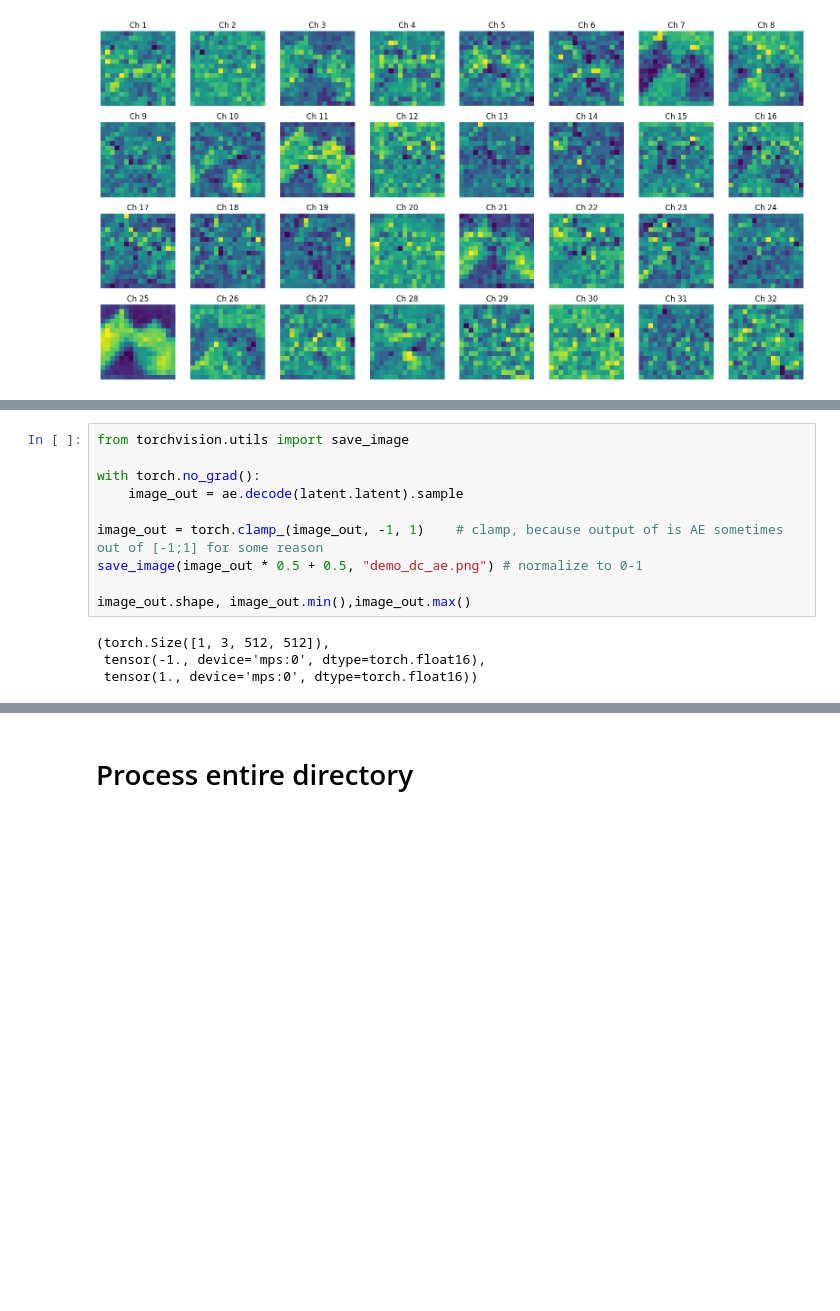
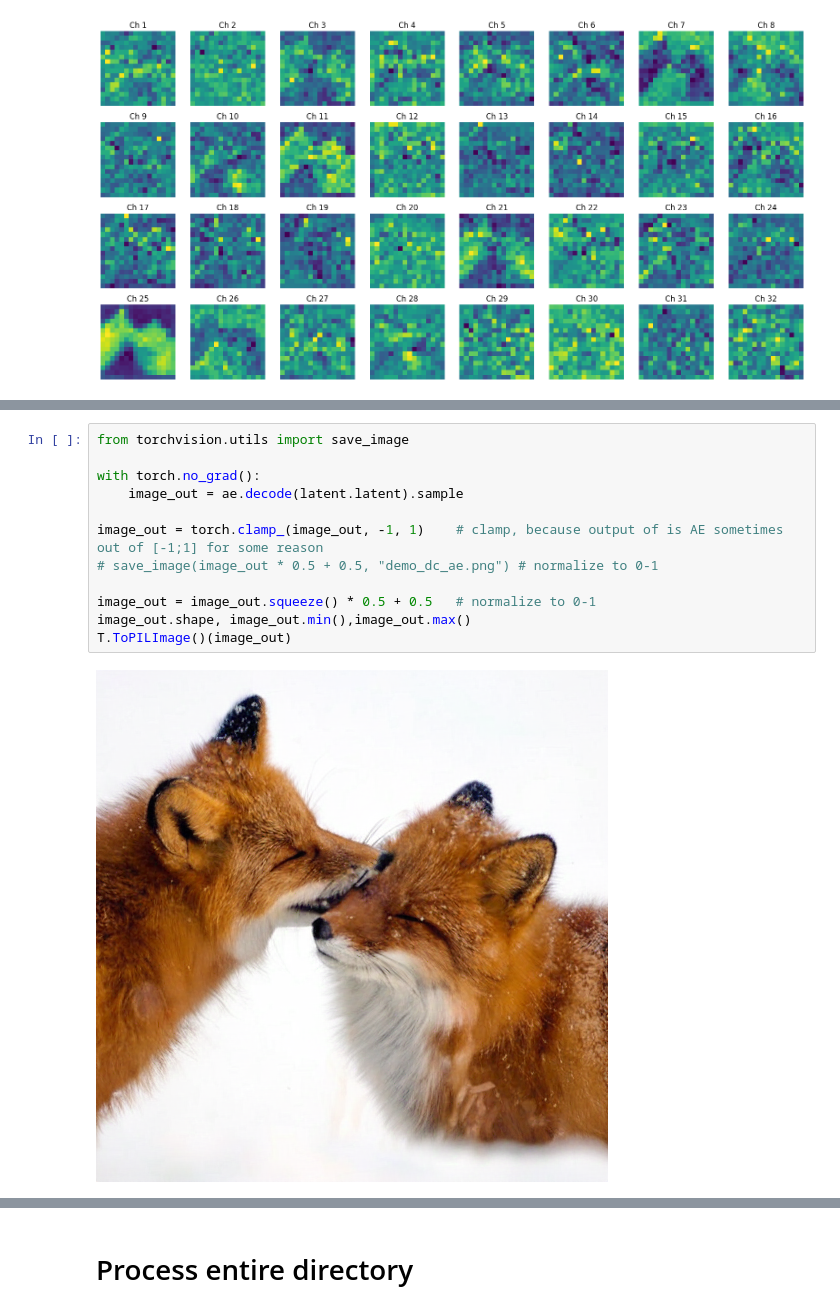
Before and after one commit to geronimi73/3090_shorts, a Jupyter notebook: NVIDIA-DC-AE-mps.ipynb, the cells around one changed output, grey strips where cells are left out. Drawn from its saved outputs; the diff is of its cells as text; blank space fills up the shorter version.

```diff
--- a/NVIDIA-DC-AE-mps.ipynb
+++ b/NVIDIA-DC-AE-mps.ipynb
@@ -104,17 +125,17 @@ for i, ax in enumerate(axes.flat):
 # %%
 from torchvision.utils import save_image
 
 with torch.no_grad():
     image_out = ae.decode(latent.latent).sample
 
 image_out = torch.clamp_(image_out, -1, 1)    # clamp, because output of is AE sometimes out of [-1;1] for some reason
-save_image(image_out * 0.5 + 0.5, "demo_dc_ae.png") # normalize to 0-1
+# save_image(image_out * 0.5 + 0.5, "demo_dc_ae.png") # normalize to 0-1
 
+image_out = image_out.squeeze() * 0.5 + 0.5   # normalize to 0-1
 image_out.shape, image_out.min(),image_out.max()
+T.ToPILImage()(image_out)
 # %% [output]
-(torch.Size([1, 3, 512, 512]),
- tensor(-1., device='mps:0', dtype=torch.float16),
- tensor(1., device='mps:0', dtype=torch.float16))
+[figure, added]
 # %%
 image_out = image_out.squeeze() * 0.5 + 0.5   # normalize to 0-1
 image_out.shape, image_out.min(),image_out.max()
```
Also changed, not shown: parts of 8 cells of this notebook.
